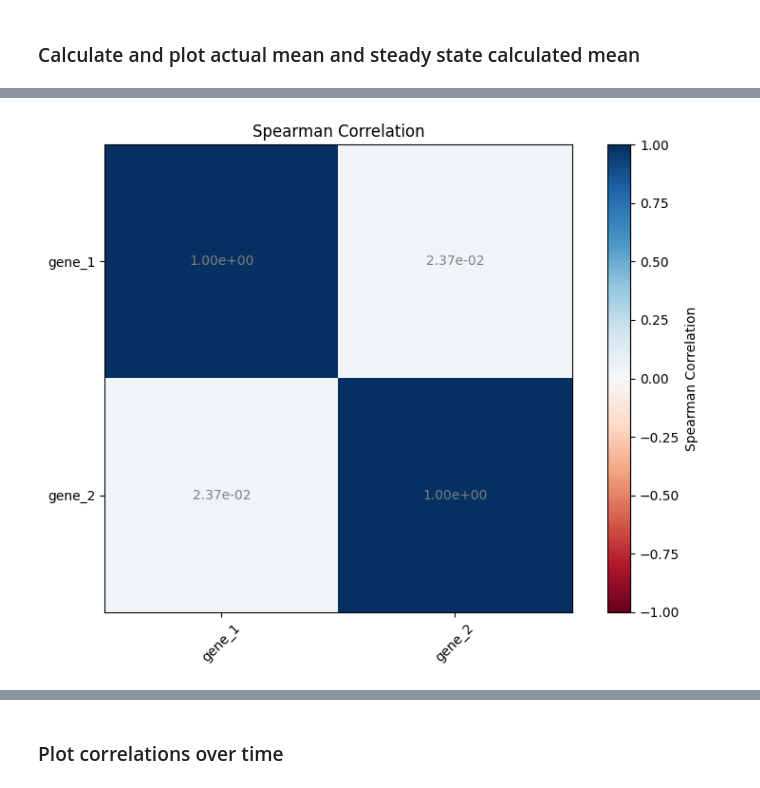
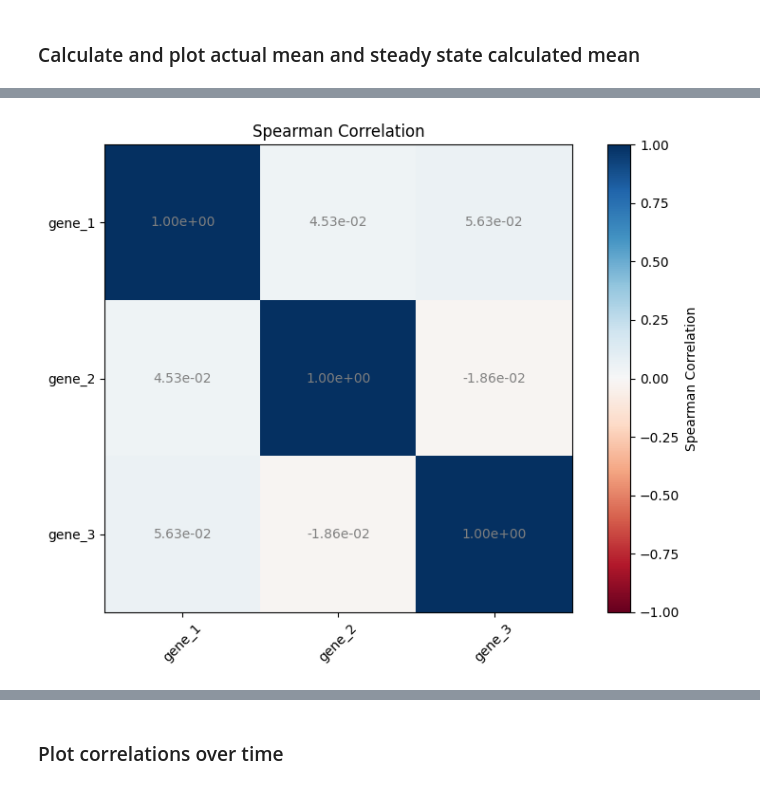
Before and after one commit to Keerthana910234/grnInference, a Jupyter notebook: analysis_code/correlation_calculation/correlation_calculation.ipynb, the cells around one changed output, grey strips where cells are left out. Saved outputs shown, nothing was run; the diff lists cells and outputs as text; code cells hidden in the pictures.

```diff
--- a/analysis_code/correlation_calculation/correlation_calculation.ipynb
+++ b/analysis_code/correlation_calculation/correlation_calculation.ipynb
@@ -384,13 +384,13 @@ def get_cross_correlations(df, time_points, genes):
 ### Modify the path to simulation, interaction matrix
 # %%
 ###MODIFY
-sim_path = "/home/mzo5929/Keerthana/grnInference/simulation_data/median_parameter_simulations/simulations/df_row_0_1_14072025_175926_ncells_10000_A_to_B_9c7f0cd0.csv"
-path_to_matrix = "/home/mzo5929/Keerthana/grnInference/simulation_data/median_parameter_simulations/simulation_details/interaction_matrix_positive.txt"
+sim_path = "/home/mzo5929/Keerthana/grnInference//simulation_data/median_parameter_simulations/new_simulation/df_rows_0_1_2_29072025_173447_ncells_5000_Feed_forward_b64a8f7c.csv"
+path_to_matrix = "/home/mzo5929/Keerthana/grnInference/simulation_data/median_parameter_simulations/simulation_details/interaction_matrix_feed_forward.txt"
 df = pd.read_csv(sim_path)
 # %%
 # param_index = "0_1_2"
 # param_index = extract_param_index(sim_path)
-param_df = pd.read_csv("/home/mzo5929/Keerthana/grnInference/simulation_data/median_parameter_simulations/simulation_details/median_param.csv", index_col = 0)
+param_df = pd.read_csv("/home/mzo5929/Keerthana/grnInference/simulation_data/median_parameter_simulations/simulation_details/median_param_3_gene.csv", index_col = 0)
 param_index = extract_param_index(sim_path)
 gene_params = get_param_data(param_df, param_index)
 n_genes, interaction_matrix = read_input_matrix(path_to_matrix)
@@ -447,0 +427,28 @@ plt.show()
+# %%
+import numpy as np
+import matplotlib.pyplot as plt
+
+plt.figure(figsize=(8, 5))
+t_array = np.array(t_list)
+t_last = t_array
+
+for i in range(n_genes):
+    empirical = np.array(mean_val[i])
+    theoretical = np.array(gene_means[i])
+
+    empirical_last = empirical
+    theoretical_last = theoretical
+
+    with np.errstate(divide='ignore', invalid='ignore'):
+        relative_diff = np.abs(empirical_last - theoretical_last) / theoretical_last
+        relative_diff = np.nan_to_num(relative_diff)
+
+    plt.plot(t_last, relative_diff, label=f"Gene {i + 1}")
+
+plt.xlabel("Time (in h)")
+plt.ylabel("Relative difference")
+plt.title("Relative Difference Between Empirical and Theoretical Protein Levels")
+plt.legend()
+plt.grid(True)
+plt.tight_layout()
+plt.show()
@@ -448,11 +457,10 @@ plt.show()
 # %%
-list_1000_cells = np.random.choice(range(10000), size=1000, replace=False)
+list_1000_cells = np.random.choice(range(5000), size=1000, replace=False)
 df_1000_cells = df[df['clone_id'].isin(list_1000_cells)]
-list_2000_cells = np.random.choice(range(10000), size=2000, replace=False)
+list_2000_cells = np.random.choice(range(5000), size=2000, replace=False)
 df_2000_cells = df[df['clone_id'].isin(list_2000_cells)]
-list_5000_cells = np.random.choice(range(10000), size=5000, replace=False)
+list_5000_cells = np.random.choice(range(5000), size=5000, replace=False)
 df_5000_cells = df[df['clone_id'].isin(list_5000_cells)]
-df_10000_cells = df
 # %%
 import numpy as np
 import pandas as pd
@@ -461,7 +469,7 @@ from scipy.stats import spearmanr
 
 # ----- Parameters -----
 time = 10 # Time step to analyze
-n_genes = 2
+n_genes = 3
 gene_list = [f"gene_{i}" for i in range(1, n_genes + 1)]
 columns_interest = [f"{gene}_mRNA" for gene in gene_list]
 
@@ -488,34 +496,34 @@ def calculate_correlation(rep_0, rep_1):
 def dict_to_matrix(correlation_dict, gene_list):
 
     matrix = pd.DataFrame(index=gene_list, columns=gene_list, dtype=float)
     for key, value in correlation_dict.items():
         g1, g2 = key.split("-")
         matrix.loc[g1, g2] = value
     return matrix
 
 # Compute correlation matrix
 correlation_dict = calculate_correlation(rep_0_t1, rep_1_t1)
 correlation_matrix = dict_to_matrix(correlation_dict, gene_list)
 
 # ----- Step 3: Plot heatmap -----
 plt.figure(figsize=(8, 6))
 plt.imshow(correlation_matrix.values, interpolation='nearest', cmap='RdBu', vmin=-1, vmax=1)
 plt.colorbar(label='Spearman Correlation')
 plt.xticks(ticks=range(len(gene_list)), labels=gene_list, rotation=45)
 plt.yticks(ticks=range(len(gene_list)), labels=gene_list)
 plt.title('Spearman Correlation')
 
 # Annotate each cell with correlation value
 for i in range(len(gene_list)):
     for j in range(len(gene_list)):
         val = correlation_matrix.iloc[i, j]
         if pd.notnull(val):
             plt.text(j, i, f"{val:.2e}", ha='center', va='center', color='grey')
 
 plt.tight_layout()
 plt.show()
 # %% [output]
-[figure, old version]
+[figure, new version]
 # %%
 import numpy as np
 import pandas as pd
```
Also changed, not shown: parts of 13 cells of this notebook, 3 other files.
